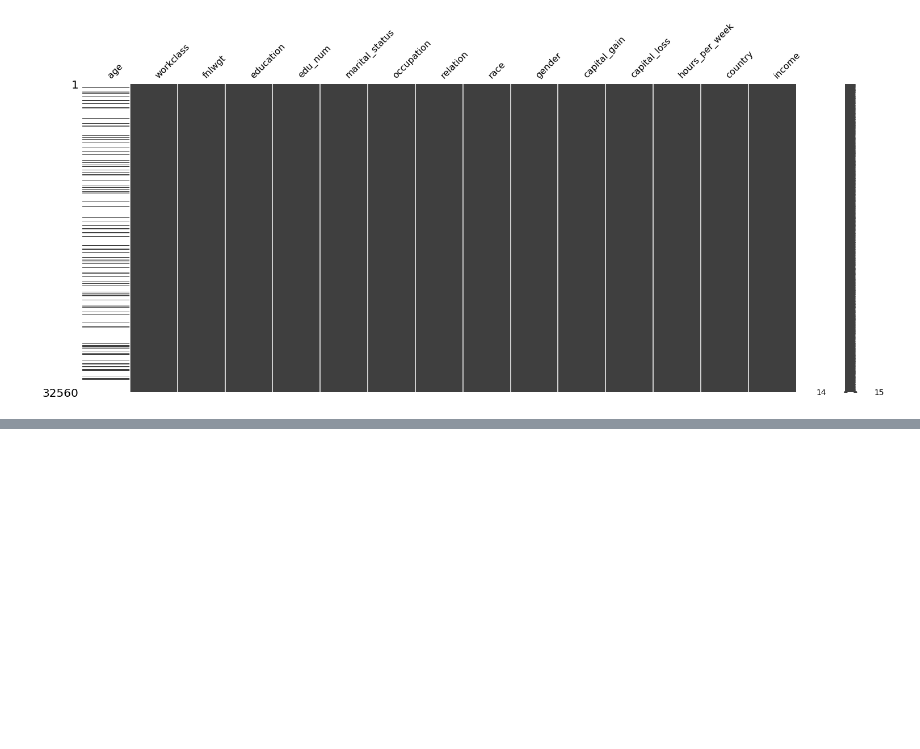
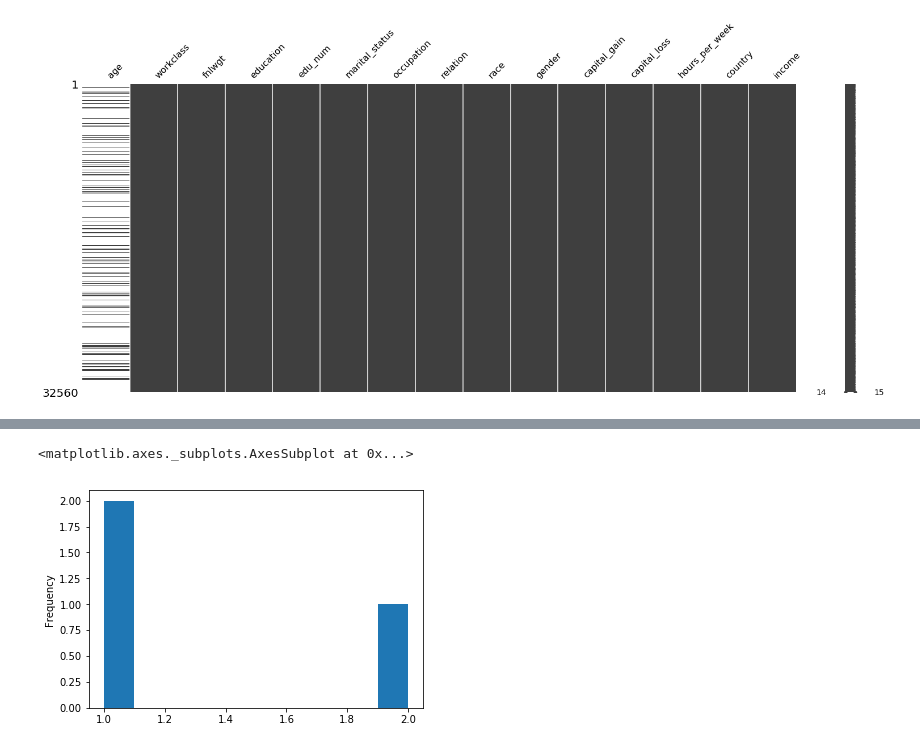
Before and after one commit to bnriiitb/applied_machine_learning_course, a Jupyter notebook: 05 Machine Learning Foundation/Pandas Handas On.ipynb, the cells around one changed output, grey strips where cells are left out. Cells and saved outputs as stored; diff of their text form; code cells hidden in the pictures; blank space fills up the shorter version.

```diff
--- a/05 Machine Learning Foundation/Pandas Handas On.ipynb
+++ b/05 Machine Learning Foundation/Pandas Handas On.ipynb
@@ -230,0 +409,5 @@ msno.matrix(adult_dataset)
+# %%
+impute_dataset.Vehicle.value_counts().plot(kind='hist')
+# %% [output]
+<matplotlib.axes._subplots.AxesSubplot at 0x...>
+[figure, added]
```
Also changed, not shown: parts of 25 cells of this notebook, 1 other file.
